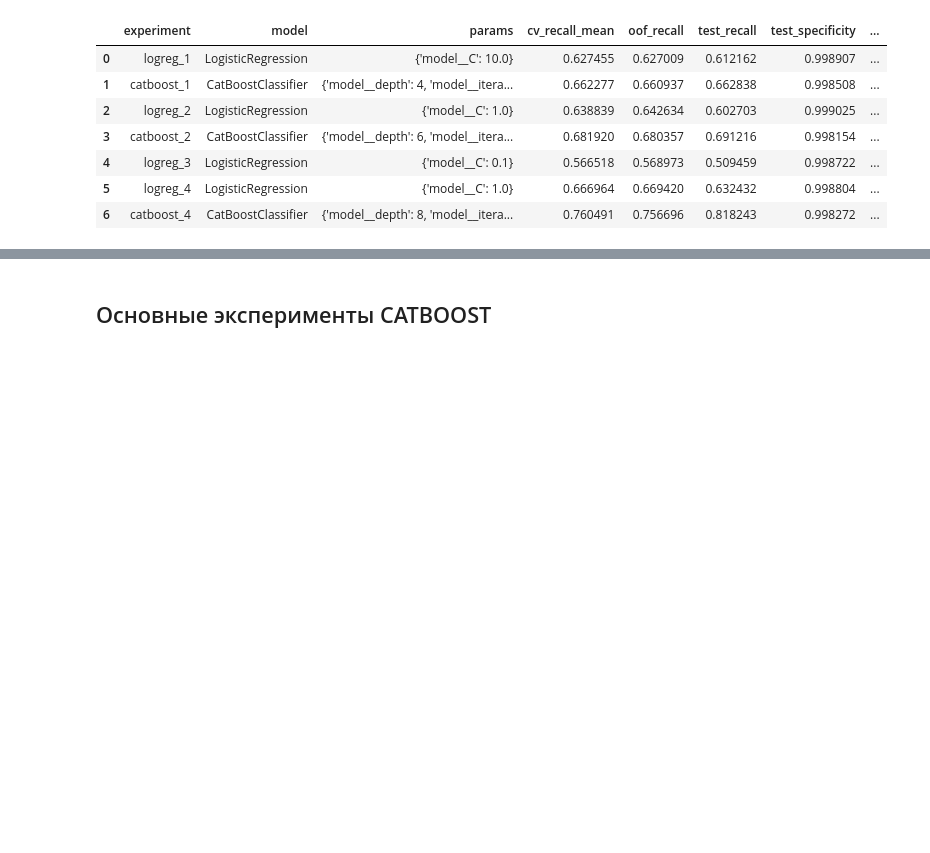
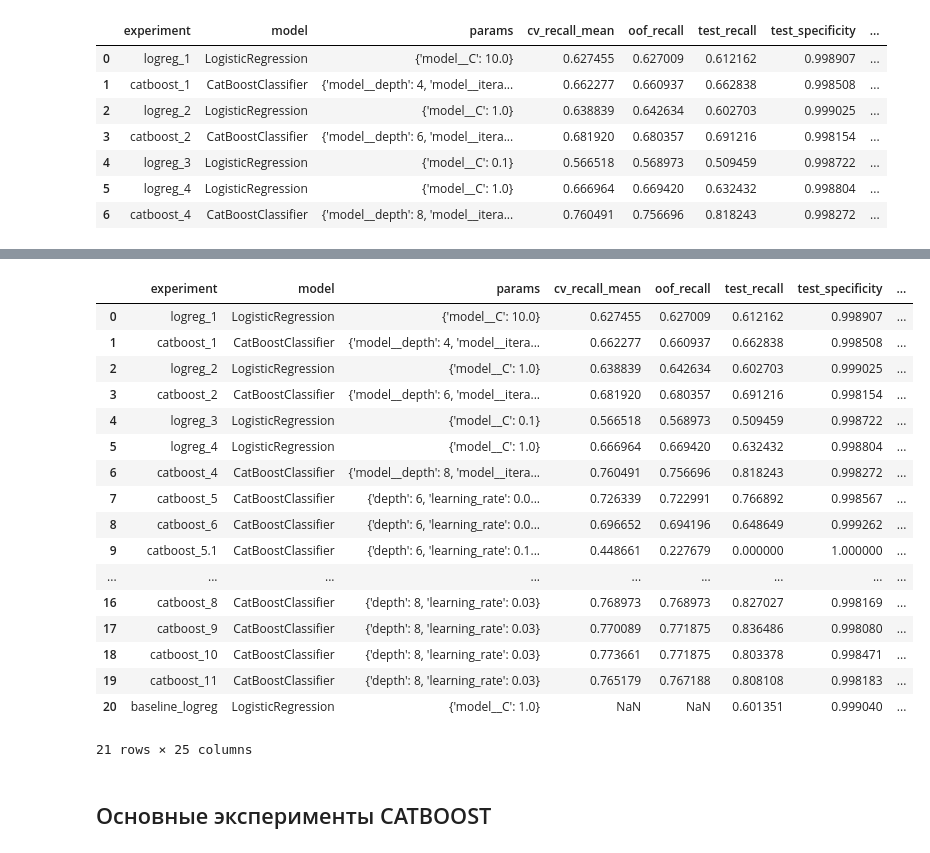
Before and after one commit to OlegGayvoronsky/AntiFraudSystem, a Jupyter notebook: experiments/model_training.ipynb, the cells around one changed output, grey strips where cells are left out. Cells and saved outputs as stored; diff of their text form; code cells hidden in the pictures; blank space fills up the shorter version.

```diff
--- a/experiments/model_training.ipynb
+++ b/experiments/model_training.ipynb
@@ -1548,0 +1553,5 @@ final_model["model"].save_model("catboost4.cbm")
+# %%
+FALSE_BLOCK_COST = 1.22
+REVIEW_COST = 0.12
+TARGET_REVIEW_RATE = 0.1
+N_THRESHOLDS = 100
@@ -1549,3 +2110,24 @@ final_model["model"].save_model("catboost4.cbm")
+# %%
+experiments
+# %% [output]
+|  | experiment | model | params | cv_recall_mean | oof_recall | test_recall | test_specificity | ... |
+| 0 | logreg_1 | LogisticRegression | {'model__C': 10.0} | 0.627455 | 0.627009 | 0.612162 | 0.998907 | ... |
+| 1 | catboost_1 | CatBoostClassifier | {'model__depth': 4, 'model__itera... | 0.662277 | 0.660937 | 0.662838 | 0.998508 | ... |
+| 2 | logreg_2 | LogisticRegression | {'model__C': 1.0} | 0.638839 | 0.642634 | 0.602703 | 0.999025 | ... |
+| 3 | catboost_2 | CatBoostClassifier | {'model__depth': 6, 'model__itera... | 0.681920 | 0.680357 | 0.691216 | 0.998154 | ... |
+| 4 | logreg_3 | LogisticRegression | {'model__C': 0.1} | 0.566518 | 0.568973 | 0.509459 | 0.998722 | ... |
+| 5 | logreg_4 | LogisticRegression | {'model__C': 1.0} | 0.666964 | 0.669420 | 0.632432 | 0.998804 | ... |
+| 6 | catboost_4 | CatBoostClassifier | {'model__depth': 8, 'model__itera... | 0.760491 | 0.756696 | 0.818243 | 0.998272 | ... |
+| 7 | catboost_5 | CatBoostClassifier | {'depth': 6, 'learning_rate': 0.0... | 0.726339 | 0.722991 | 0.766892 | 0.998567 | ... |
+| 8 | catboost_6 | CatBoostClassifier | {'depth': 6, 'learning_rate': 0.0... | 0.696652 | 0.694196 | 0.648649 | 0.999262 | ... |
+| 9 | catboost_5.1 | CatBoostClassifier | {'depth': 6, 'learning_rate': 0.1... | 0.448661 | 0.227679 | 0.000000 | 1.000000 | ... |
+| ... | ... | ... | ... | ... | ... | ... | ... | ... |
+| 16 | catboost_8 | CatBoostClassifier | {'depth': 8, 'learning_rate': 0.03} | 0.768973 | 0.768973 | 0.827027 | 0.998169 | ... |
+| 17 | catboost_9 | CatBoostClassifier | {'depth': 8, 'learning_rate': 0.03} | 0.770089 | 0.771875 | 0.836486 | 0.998080 | ... |
+| 18 | catboost_10 | CatBoostClassifier | {'depth': 8, 'learning_rate': 0.03} | 0.773661 | 0.771875 | 0.803378 | 0.998471 | ... |
+| 19 | catboost_11 | CatBoostClassifier | {'depth': 8, 'learning_rate': 0.03} | 0.765179 | 0.767188 | 0.808108 | 0.998183 | ... |
+| 20 | baseline_logreg | LogisticRegression | {'model__C': 1.0} | NaN | NaN | 0.601351 | 0.999040 | ... |
+21 rows × 25 columns
 # %% [markdown]
 ## Основные эксперименты CATBOOST
 # %%
```
Also changed, not shown: parts of 6 cells of this notebook, 2 other files.
